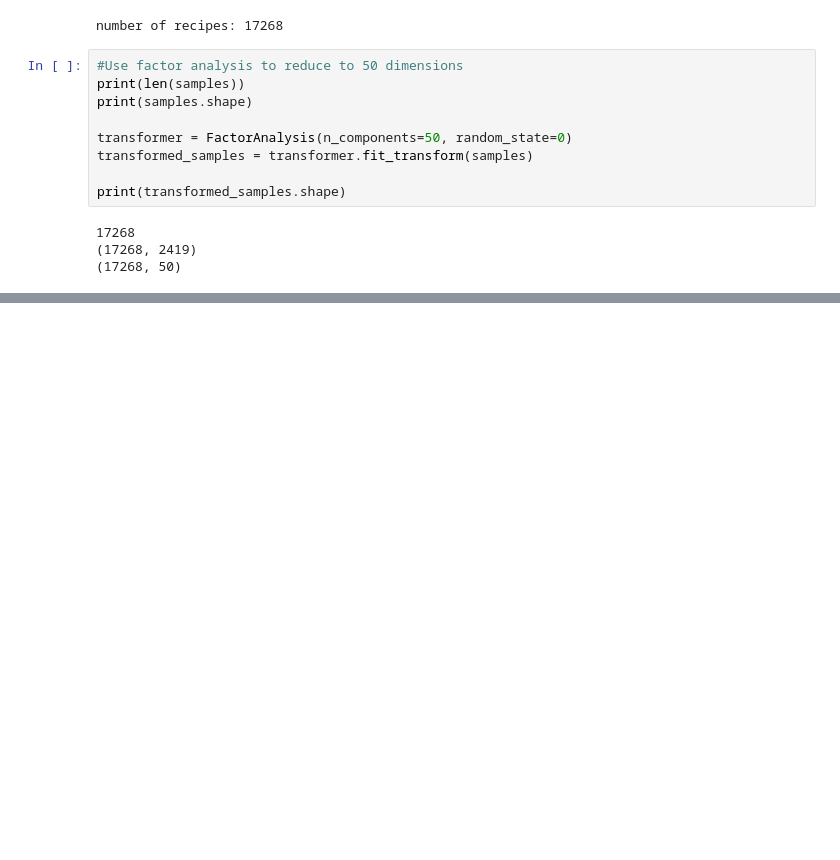
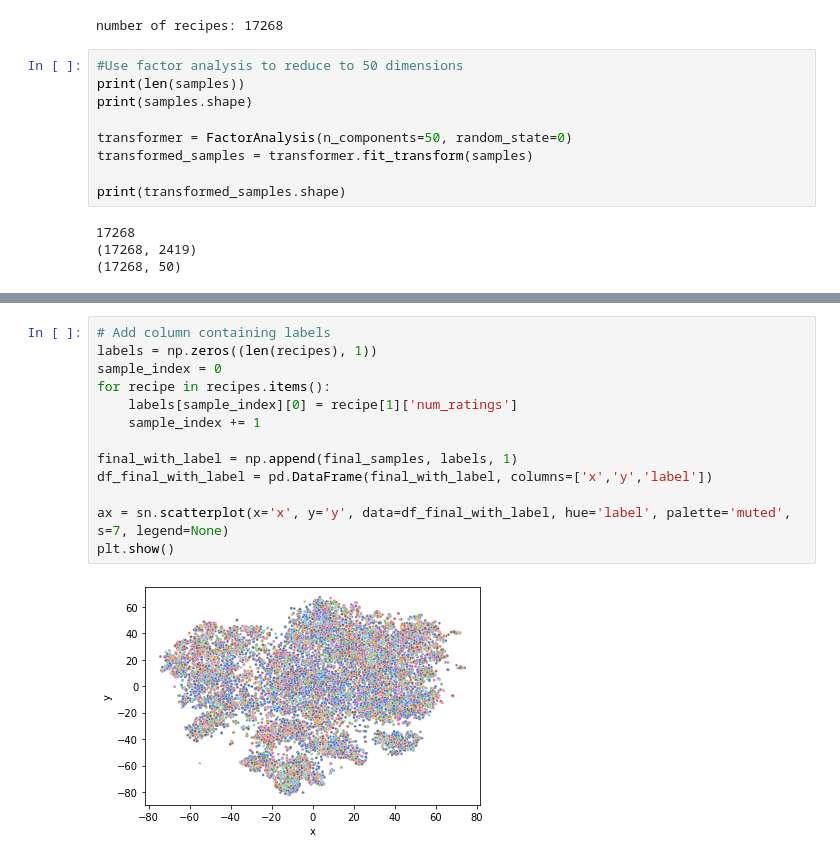
Before and after one commit to aujxn/CS445_final, a Jupyter notebook: analysis.ipynb, the cells around one changed output, grey strips where cells are left out. Drawn from its saved outputs; the diff is of its cells as text; blank space fills up the shorter version.

Commit message:
Adding labels to T-SNE scatterplot

```diff
--- a/analysis.ipynb
+++ b/analysis.ipynb
@@ -130,0 +131,15 @@ plt.show()
+# %%
+# Add column containing labels
+labels = np.zeros((len(recipes), 1))
+sample_index = 0
+for recipe in recipes.items():
+    labels[sample_index][0] = recipe[1]['num_ratings']
+    sample_index += 1
+
+final_with_label = np.append(final_samples, labels, 1)
+df_final_with_label = pd.DataFrame(final_with_label, columns=['x','y','label'])
+
+ax = sn.scatterplot(x='x', y='y', data=df_final_with_label, hue='label', palette='muted', s=7, legend=None)
+plt.show()
+# %% [output]
+[figure, added]
```
Also changed, not shown: parts of 3 cells of this notebook.
